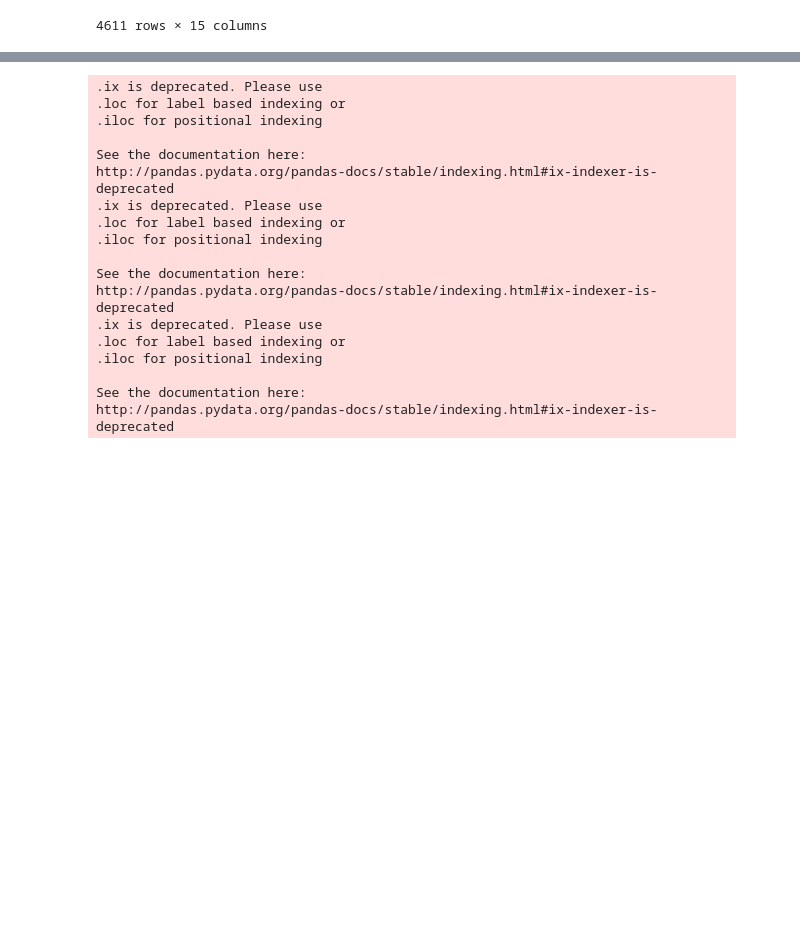
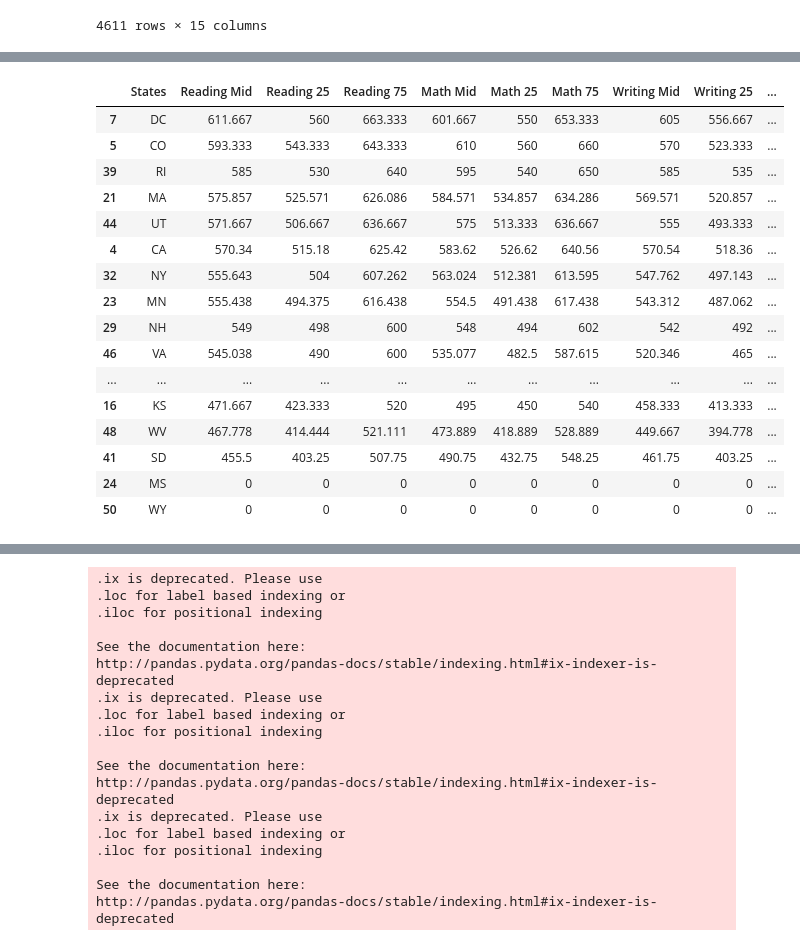
Before and after one commit to Lewisclko/ucsdece143project, a Jupyter notebook: Barchat_ ACT_SAT.ipynb, the cells around one changed output, grey strips where cells are left out. Cells and saved outputs as stored; diff of their text form; code cells hidden in the pictures; blank space fills up the shorter version.

```diff
--- a/Barchat_ ACT_SAT.ipynb
+++ b/Barchat_ ACT_SAT.ipynb
@@ -565,3 +588,24 @@ http://pandas.pydata.org/pandas-docs/stable/indexing.html#ix-indexer-is-deprecat
+# %%
+df.sort_values('Reading Mid', ascending=False)
+df.sort_values('Reading Mid', ascending=False)
+# %% [output]
+|  | States | Reading Mid | Reading 25 | Reading 75 | Math Mid | Math 25 | Math 75 | Writing Mid | Writing 25 | ... |
+| 7 | DC | 611.667 | 560 | 663.333 | 601.667 | 550 | 653.333 | 605 | 556.667 | ... |
+| 5 | CO | 593.333 | 543.333 | 643.333 | 610 | 560 | 660 | 570 | 523.333 | ... |
+| 39 | RI | 585 | 530 | 640 | 595 | 540 | 650 | 585 | 535 | ... |
+| 21 | MA | 575.857 | 525.571 | 626.086 | 584.571 | 534.857 | 634.286 | 569.571 | 520.857 | ... |
+| 44 | UT | 571.667 | 506.667 | 636.667 | 575 | 513.333 | 636.667 | 555 | 493.333 | ... |
+| 4 | CA | 570.34 | 515.18 | 625.42 | 583.62 | 526.62 | 640.56 | 570.54 | 518.36 | ... |
+| 32 | NY | 555.643 | 504 | 607.262 | 563.024 | 512.381 | 613.595 | 547.762 | 497.143 | ... |
+| 23 | MN | 555.438 | 494.375 | 616.438 | 554.5 | 491.438 | 617.438 | 543.312 | 487.062 | ... |
+| 29 | NH | 549 | 498 | 600 | 548 | 494 | 602 | 542 | 492 | ... |
+| 46 | VA | 545.038 | 490 | 600 | 535.077 | 482.5 | 587.615 | 520.346 | 465 | ... |
+| ... | ... | ... | ... | ... | ... | ... | ... | ... | ... | ... |
+| 16 | KS | 471.667 | 423.333 | 520 | 495 | 450 | 540 | 458.333 | 413.333 | ... |
+| 48 | WV | 467.778 | 414.444 | 521.111 | 473.889 | 418.889 | 528.889 | 449.667 | 394.778 | ... |
+| 41 | SD | 455.5 | 403.25 | 507.75 | 490.75 | 432.75 | 548.25 | 461.75 | 403.25 | ... |
+| 24 | MS | 0 | 0 | 0 | 0 | 0 | 0 | 0 | 0 | ... |
+| 50 | WY | 0 | 0 | 0 | 0 | 0 | 0 | 0 | 0 | ... |
 # %%
 '''
 Auther: Chen-Lin Ko
```
Also changed, not shown: parts of 7 cells of this notebook, 5 other files.
